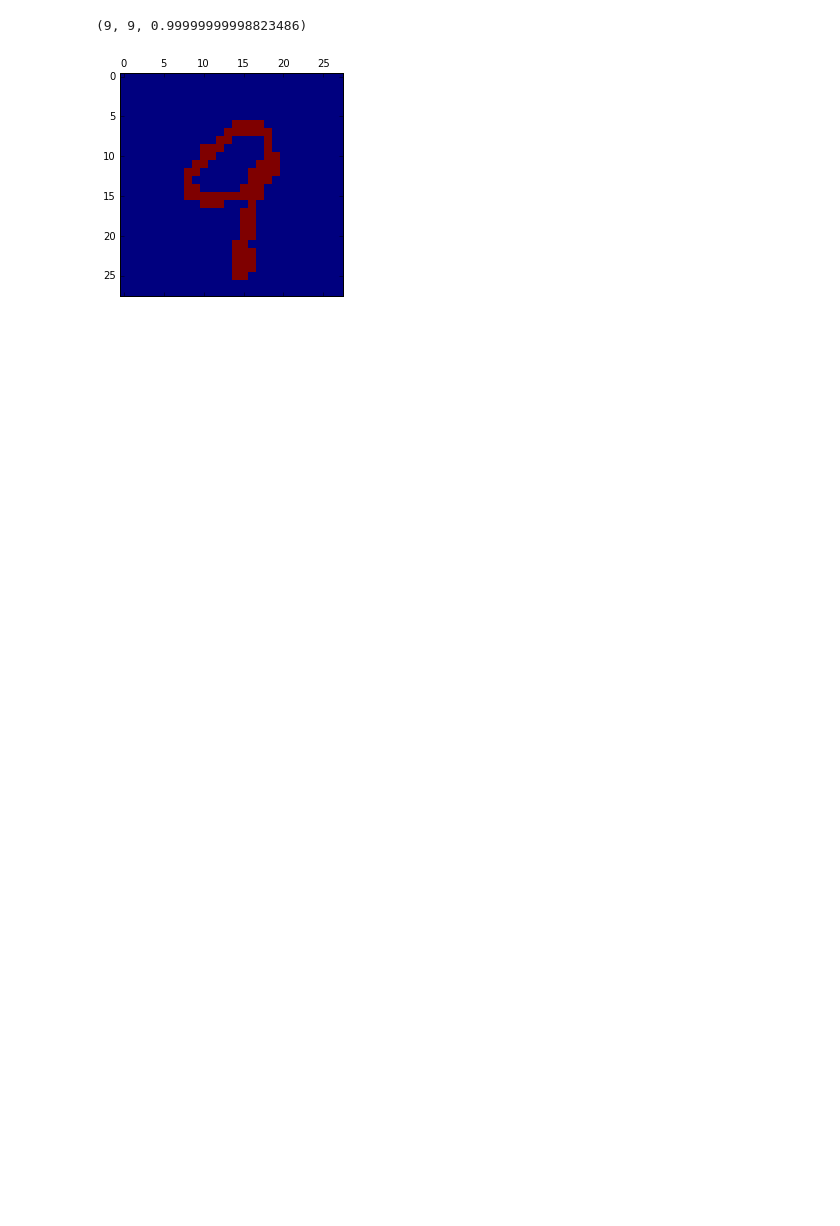
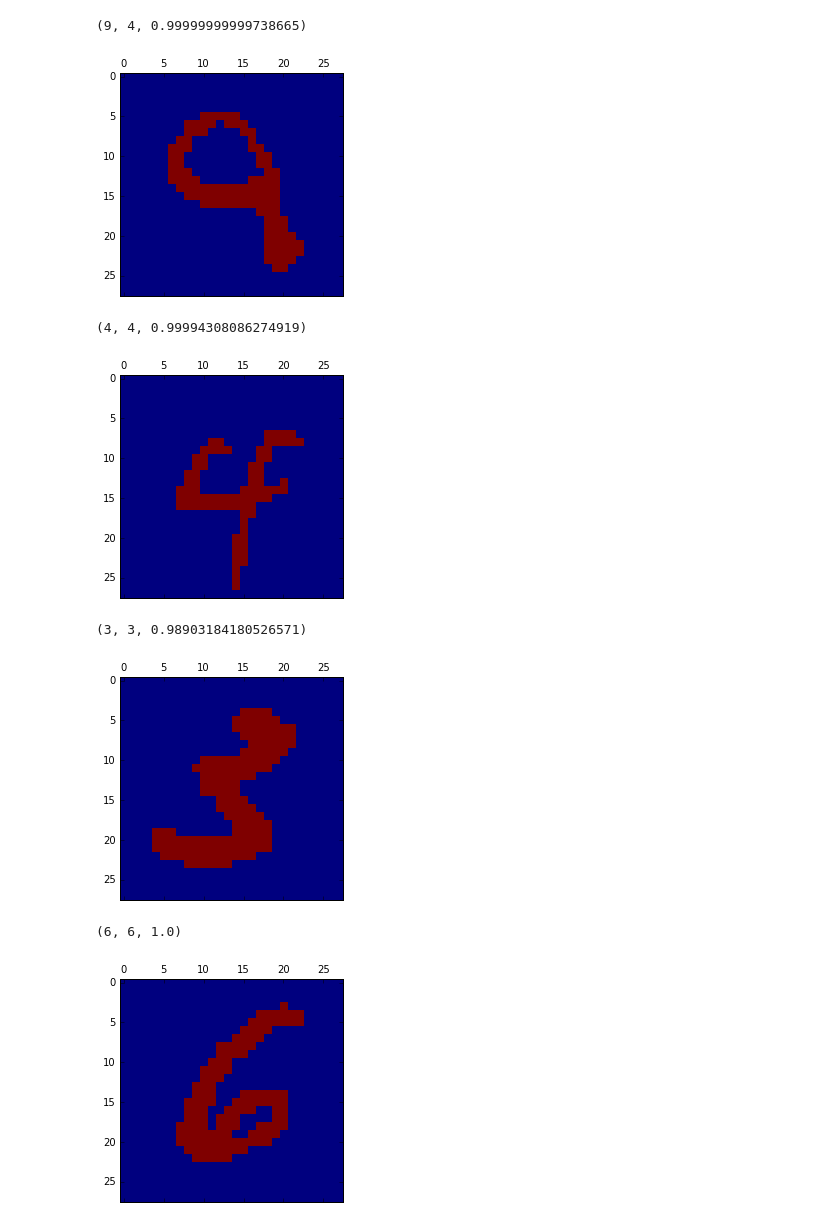
Before and after one commit to danielbarter/personal_website_code_old, a Jupyter notebook: blog_notebooks/Niave_Bayes_classification_MNIST/Niave_Bayes_Classification_MNIST_MLE.ipynb, the cells around one changed output. Saved outputs shown, nothing was run; the diff lists cells and outputs as text; code cells hidden in the pictures; blank space fills up the shorter version.

```diff
--- a/blog_notebooks/Niave_Bayes_classification_MNIST/Niave_Bayes_Classification_MNIST_MLE.ipynb
+++ b/blog_notebooks/Niave_Bayes_classification_MNIST/Niave_Bayes_Classification_MNIST_MLE.ipynb
@@ -72,7 +80,14 @@ print(counter / test_data.shape[0])
 # %%
-x = 4947
-print(test_label_guess(x))
-print_row(x)
+#examples
+for x in range(4000,4020):
+    print(test_label_guess(x))
+    print_row(x)
 # %% [output]
-(9, 9, 0.99999999998823486)
+(9, 4, 0.99999999999738665)
-[figure, old version]
+[figure, new version]
+(4, 4, 0.99994308086274919)
+[figure, added]
+(3, 3, 0.98903184180526571)
+[figure, added]
+(6, 6, 1.0)
+[figure, added]
```
Also changed, not shown: parts of 9 cells of this notebook, 2 other files.
